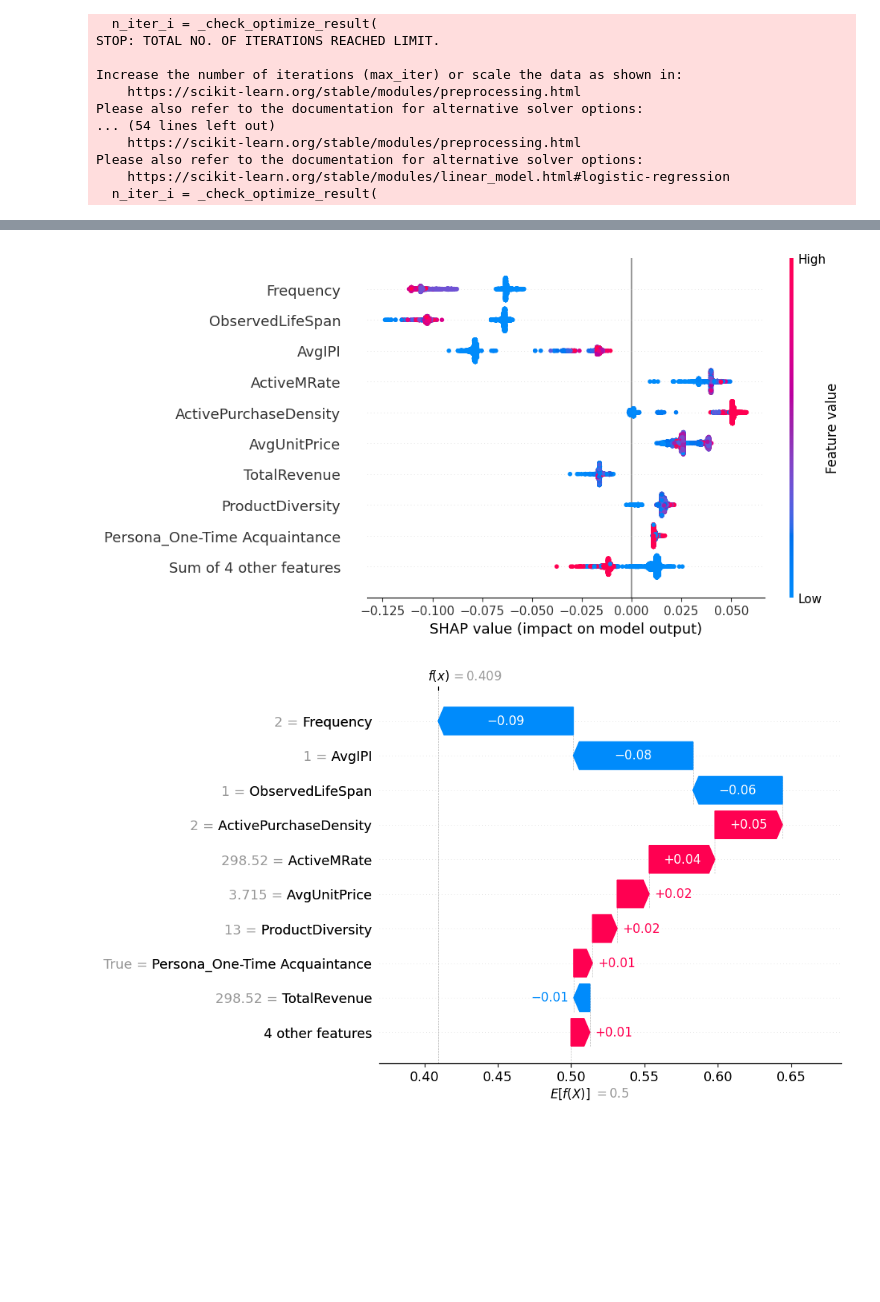
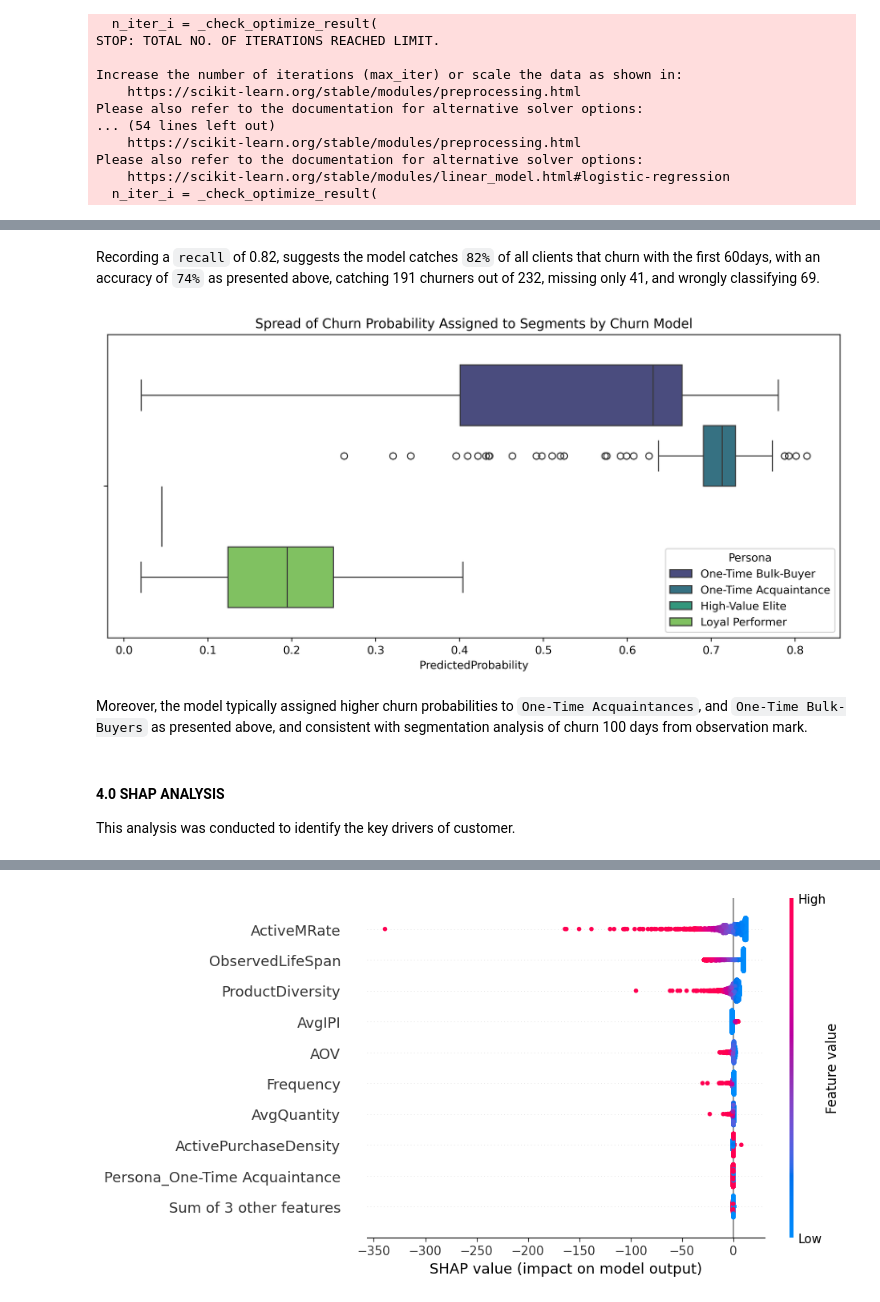
Before and after one commit to mundundan-star/online-retail-customer-analytics, a Jupyter notebook: 5.0 Churn_Model_Selection and Evaluation.ipynb, the cells around one changed output, grey strips where cells are left out. Drawn from its saved outputs; the diff is of its cells as text; code cells hidden in the pictures; blank space fills up the shorter version.

```diff
--- a/5.0 Churn_Model_Selection and Evaluation.ipynb
+++ b/5.0 Churn_Model_Selection and Evaluation.ipynb
@@ -47,0 +176,7 @@ df.head()
+# %%
+X = features.drop(["TotalRevenue","Churned", "KSegment","CustomerID", "CohortMonth", "Recency", "Tenure", "RecencyToTenure", "LifetimePurchaseDensity","LifetimeMRate","RelativeSilence"], axis = 1)
+X = pd.get_dummies(X, drop_first = True)
+
+X.info()
+print("\nPreview of features:")
+X.head()
@@ -51,6 +214,7 @@ from sklearn.ensemble import RandomForestClassifier
 from sklearn.tree import DecisionTreeClassifier
 from xgboost import XGBClassifier
 from lightgbm import LGBMClassifier
+from sklearn.naive_bayes import ComplementNB
 
 from sklearn.model_selection import train_test_split, KFold, cross_val_score
 from sklearn.metrics import classification_report, confusion_matrix
@@ -58,35 +222,28 @@ from sklearn.preprocessing import StandardScaler
 from sklearn.pipeline import make_pipeline
 
 
-cols_to_drop = ['Churned', 'KSegment']
-X = df.drop(cols_to_drop, axis = 1)
-X = X.drop("CustomerID", axis = 1)
-X = pd.get_dummies(X, drop_first = True)
-features = X.columns
-X = X
 
-y = df['Churned']
+y = features['Churned']
 
-customer_ids = df['CustomerID']
+customer_ids = features['CustomerID']
 
 X_train, X_test, y_train, y_test, ids_train, ids_test = train_test_split(X, y, customer_ids, test_size=0.2, random_state = 42, stratify = y)
 
-df_train, df_test = train_test_split(df['CustomerID'], test_size = 0.20, random_state = 42)
-
 scaler = StandardScaler()
 
-models = [("Logistic Regression", LogisticRegression(max_iter = 1000, class_weight = 'balanced')),
+models = [("Logistic Regression", LogisticRegression(max_iter = 100, class_weight = 'balanced')),
           ("Random Forest", RandomForestClassifier(random_state = 42, class_weight = 'balanced')),
           ("Decision Tree", DecisionTreeClassifier(random_state = 42, class_weight = 'balanced')),
           ("Xgboost", XGBClassifier(random_state = 42)),
-          ("Lightgbm", LGBMClassifier(random_state = 42, class_weight = 'balanced', verbose = -1))]
+          ("Lightgbm", LGBMClassifier(random_state = 42, class_weight = 'balanced', verbose = -1)),
+         ]
 
 model_name = []
 accuracy_avg = []
 precision_avg = []
 recall_avg = []
 for name, model in models:
-  pipeline = make_pipeline(scaler, model)
+  pipeline = make_pipeline(scaler,model)
   kf = KFold(n_splits = 5, shuffle = True, random_state = 42)
   accuracy_scores = cross_val_score(pipeline, X_train, y_train, cv = kf, scoring = 'accuracy')
   precision_scores = cross_val_score(model, X_train, y_train, cv = kf, scoring = 'precision')
@@ -131,7 +294,7 @@ import joblib
 import s3fs
 
 model = LogisticRegression(max_iter = 1000, class_weight = 'balanced')
-model = RandomForestClassifier(n_estimators = 250, max_depth = 20, min_samples_leaf = 2, random_state = 42, class_weight = 'balanced')
+#model = RandomForestClassifier(n_estimators = 250, max_depth = 20, min_samples_leaf = 2, random_state = 42, class_weight = 'balanced')
 pipeline = make_pipeline(scaler, model)
 pipeline.fit(X_train, y_train)
 
@@ -147,6 +310,7 @@ with fs.open(model_path, "rb") as f:
 y_pred = loaded_model.predict(X_test)
 y_proba = loaded_model.predict_proba(X_test)[:,1]
 
+y_pred = (y_proba > 0.40).astype("int")
 c_matrix = confusion_matrix(y_test, y_pred)
 
 # Creating predictions table in Database
@@ -177,16 +341,32 @@ weighted avg       0.73      0.74      0.73       648
+# %% [markdown]
+Recording a `recall` of 0.82, suggests the model catches `82%` of all clients that churn with the first 60days, with an accuracy of `74%` as presented above, catching 191 churners out of 232, missing only 41, and wrongly classifying 69.
+# %%
+data = pred_df.merge(features, on = "CustomerID", how = "left")
+data.head()
+
+plt.figure(figsize =(12,5), dpi = 400)
+sns.boxplot(data = data, x = "PredictedProbability", hue = "Persona", palette = 'viridis')
+plt.title("Spread of Churn Probability Assigned to Segments by Churn Model")
+plt.show()
+# %% [output]
+[figure, added]
+# %% [markdown]
+Moreover, the model typically assigned higher churn probabilities to `One-Time Acquaintances`, and `One-Time Bulk-Buyers` as presented above, and consistent with segmentation analysis of churn 100 days from observation mark.
+# %% [markdown]
+#### 4.0 SHAP ANALYSIS
+This analysis was conducted to identify the key drivers of customer.
 # %%
-
 import matplotlib.pyplot as plt
+import pandas as pd
 import shap
 
-explainer = shap.TreeExplainer(model)
-shap_values = explainer(X_train)  # or X_test
 
-shap_values_class1 = shap_values[:, :, 1]
+X_train_clean = X_train.astype(float)
 
-shap.plots.beeswarm(shap_values_class1, max_display=10)
+explainer = shap.LinearExplainer(model, X_train_clean)
+shap_values = explainer(X_train_clean)
 
+# Beeswarm plot
 plt.clf()
-
-shap.plots.waterfall(shap_values_class1[0], max_display=10)
+shap.plots.beeswarm(shap_values, max_display=10)
 # %% [output]
@@ -193,2 +374 @@ shap.plots.waterfall(shap_values_class1[0], max_display=10)
-[figure, old version]
+[figure, new version]
-[figure, removed]
```
Also changed, not shown: parts of 18 cells of this notebook.
